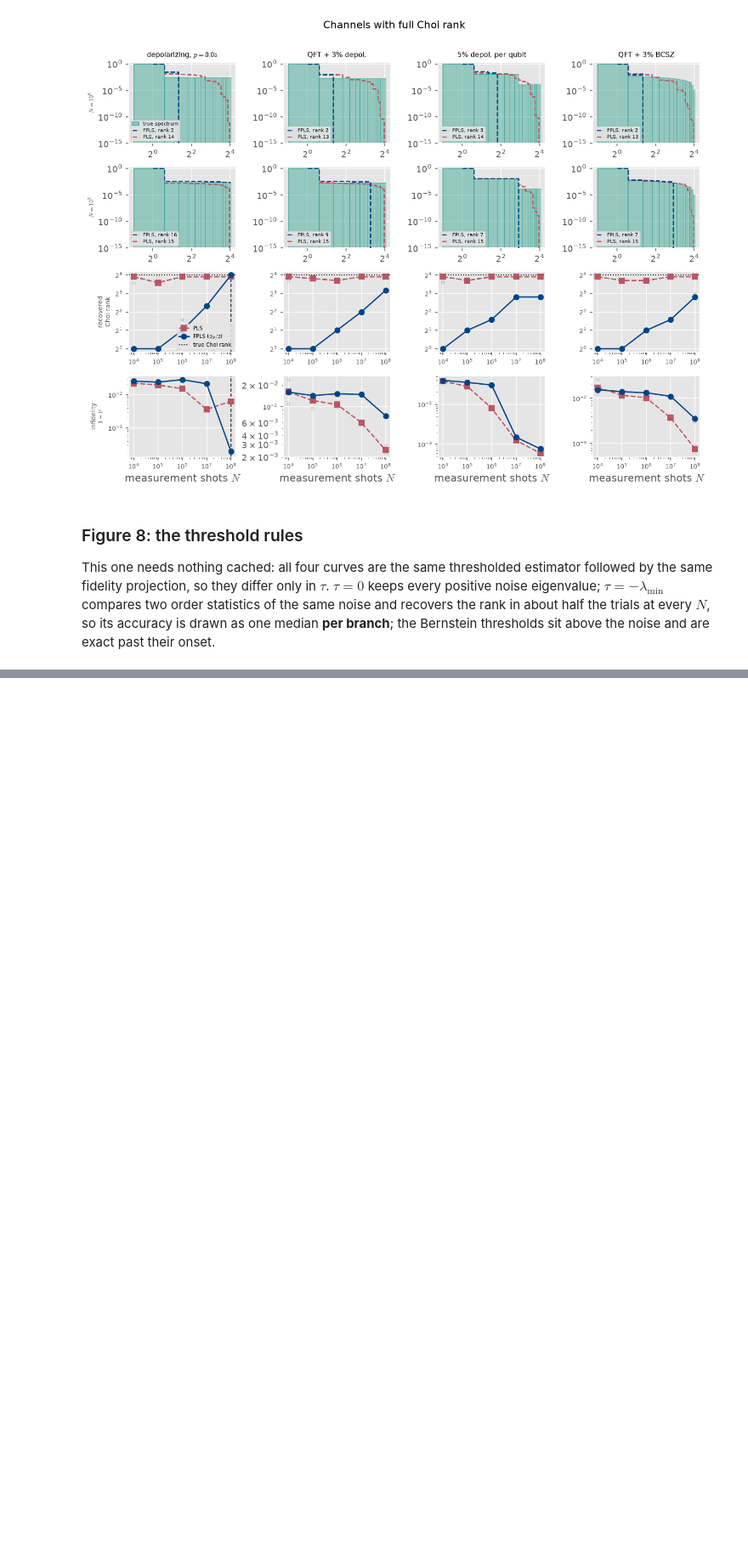
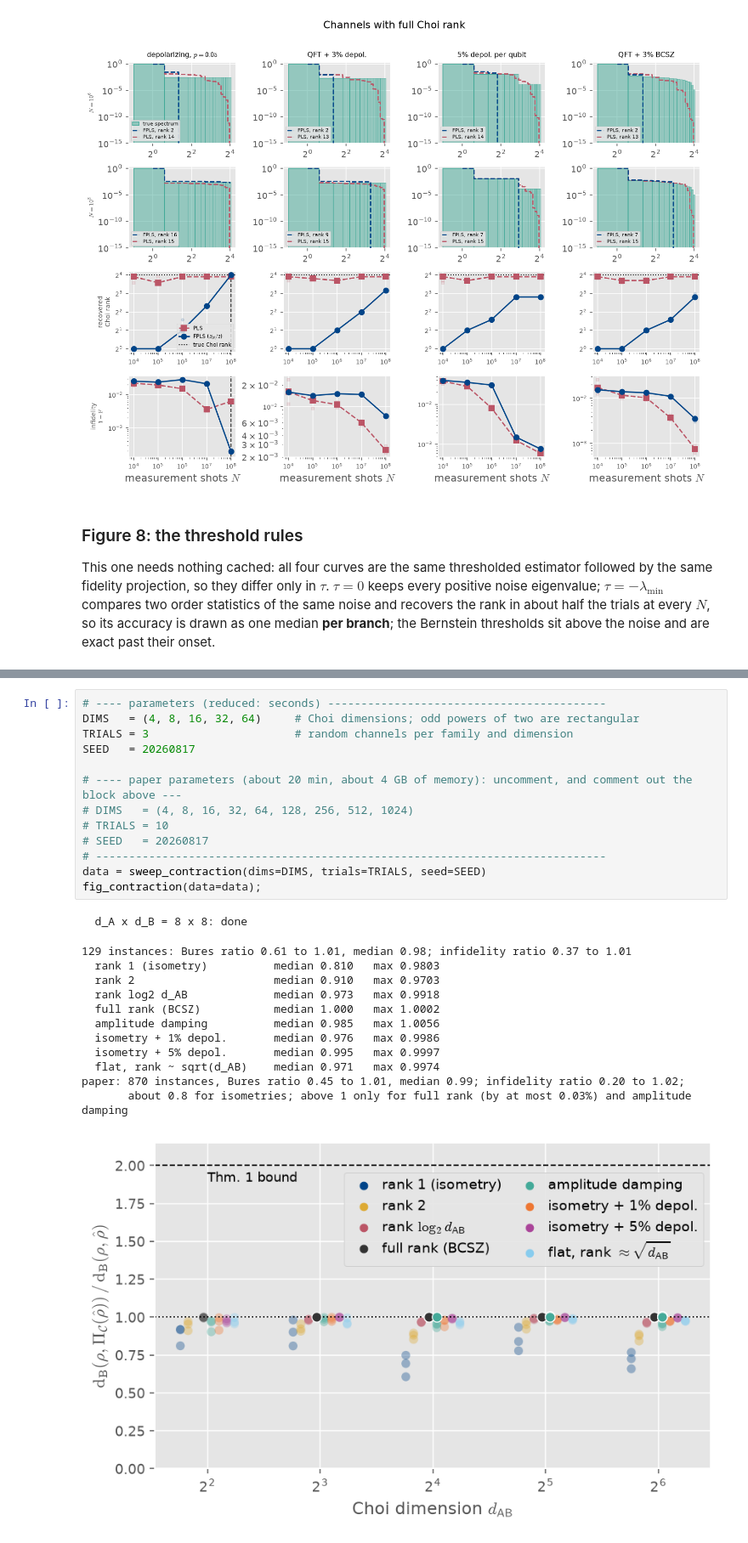
Before and after one commit to afhamash/fidelity_QPT, a Jupyter notebook: fpls_notebook.ipynb, the cells around one changed output, grey strips where cells are left out. Shown at 85% size. Saved outputs shown, nothing was run; the diff lists cells and outputs as text; blank space fills up the shorter version.

```diff
--- a/fpls_notebook.ipynb
+++ b/fpls_notebook.ipynb
@@ -509,3 +537,30 @@ paper: 6->15 of 64 and 7->18 of 256 at tau = 0; modal rank 4-5 and 2-3 and exact
+# %%
+# ---- parameters (reduced: seconds) ------------------------------------------
+DIMS   = (4, 8, 16, 32, 64)     # Choi dimensions; odd powers of two are rectangular
+TRIALS = 3                      # random channels per family and dimension
+SEED   = 20260817
+
+# ---- paper parameters (about 20 min, about 4 GB of memory): uncomment, and comment out the block above ---
+# DIMS   = (4, 8, 16, 32, 64, 128, 256, 512, 1024)
+# TRIALS = 10
+# SEED   = 20260817
+# -----------------------------------------------------------------------------
+data = sweep_contraction(dims=DIMS, trials=TRIALS, seed=SEED)
+fig_contraction(data=data);
+# %% [output]
+  d_A x d_B = 8 x 8: done
+129 instances: Bures ratio 0.61 to 1.01, median 0.98; infidelity ratio 0.37 to 1.01
+  rank 1 (isometry)          median 0.810   max 0.9803
+  rank 2                     median 0.910   max 0.9703
+  rank log2 d_AB             median 0.973   max 0.9918
+  full rank (BCSZ)           median 1.000   max 1.0002
+  amplitude damping          median 0.985   max 1.0056
+  isometry + 1% depol.       median 0.976   max 0.9986
+  isometry + 5% depol.       median 0.995   max 0.9997
+  flat, rank ~ sqrt(d_AB)    median 0.971   max 0.9974
+paper: 870 instances, Bures ratio 0.45 to 1.01, median 0.99; infidelity ratio 0.20 to 1.02;
+       about 0.8 for isometries; above 1 only for full rank (by at most 0.03%) and amplitude damping
+[figure, added]
 # %% [markdown]
 ## 3. The implementation on a worked example
 
```
Also changed, not shown: parts of 16 cells of this notebook, 7 other files.
